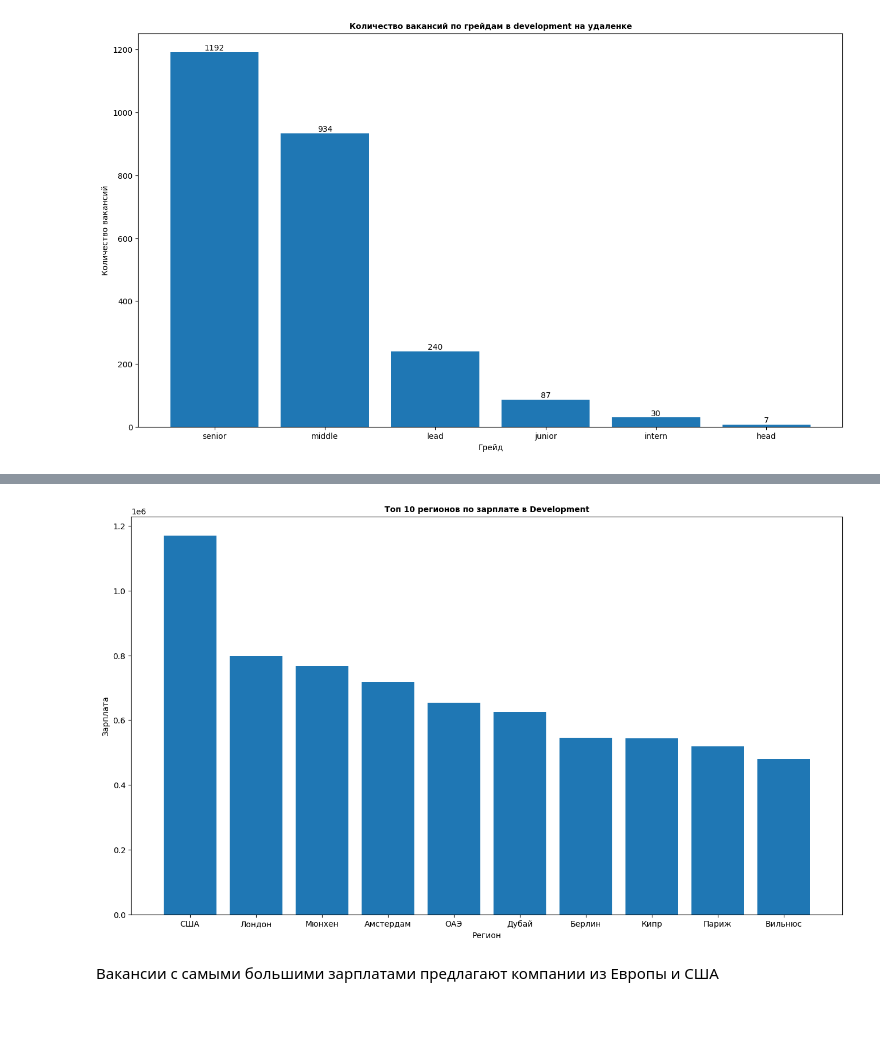
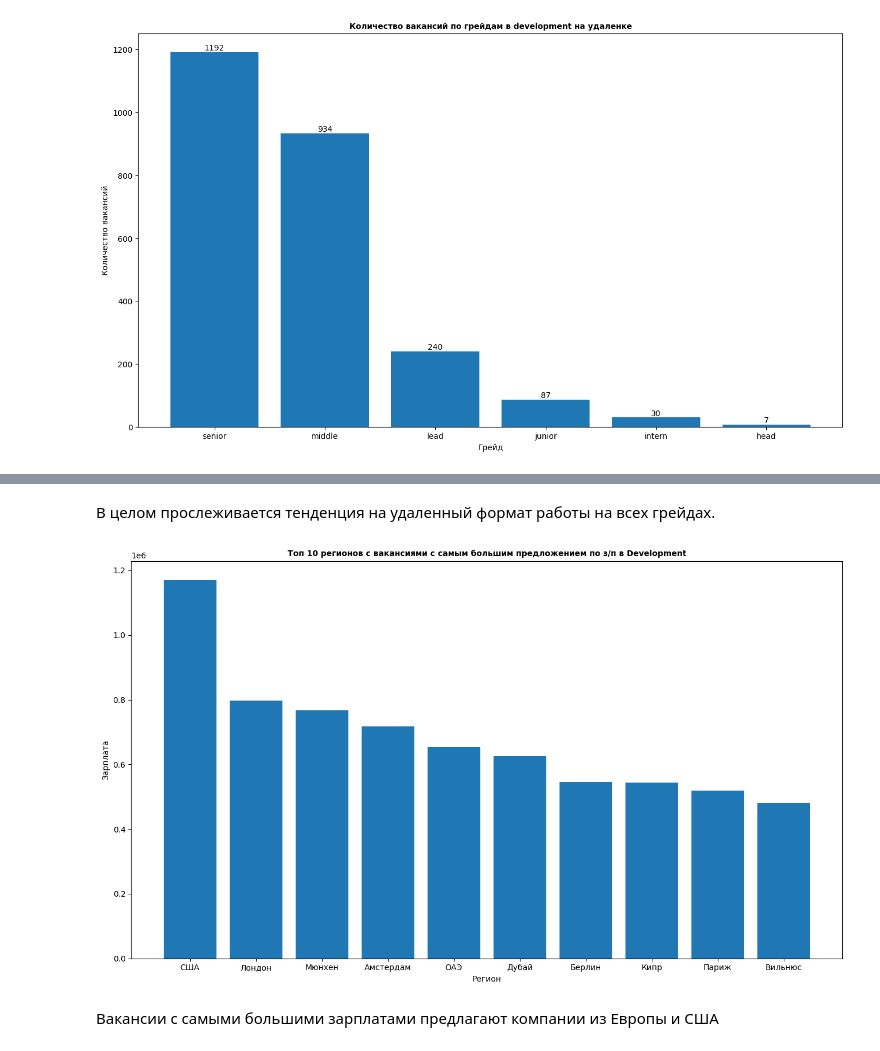
Before and after one commit to kmvitik/smadimo_group_project_2_scraping_api, a Jupyter notebook: analysys.ipynb, the cells around one changed output, grey strips where cells are left out. Drawn from its saved outputs; the diff is of its cells as text; code cells hidden in the pictures; blank space fills up the shorter version.

```diff
--- a/analysys.ipynb
+++ b/analysys.ipynb
@@ -802,20 +824,23 @@ plt.show()
+# %% [markdown]
+В целом прослеживается тенденция на удаленный формат работы на всех грейдах.
 # %%
 plt.figure(figsize=(16, 9))
 devs = df[df["category"] == "development"]
+counts = devs["city/country"].value_counts()
 regions = (
     devs.groupby("city/country")["salary"]
     .median()
     .sort_values(ascending=False)
     .head(10)
 )
 x = regions.index
 y = regions.values
-plt.title("Топ 10 регионов по зарплате в Development", fontsize=10, fontweight="bold")
+plt.title("Топ 10 регионов с вакансиями с самым большим предложением по з/п в Development", fontsize=10, fontweight="bold")
 plt.xlabel("Регион")
 plt.ylabel("Зарплата")
 plt.bar(x, y)
 plt.show()
 # %% [output]
-[figure, old version]
+[figure, new version]
 # %% [markdown]
 Вакансии с самыми большими зарплатами предлагают компании из Европы и США
```
Also changed, not shown: parts of 4 cells of this notebook.
